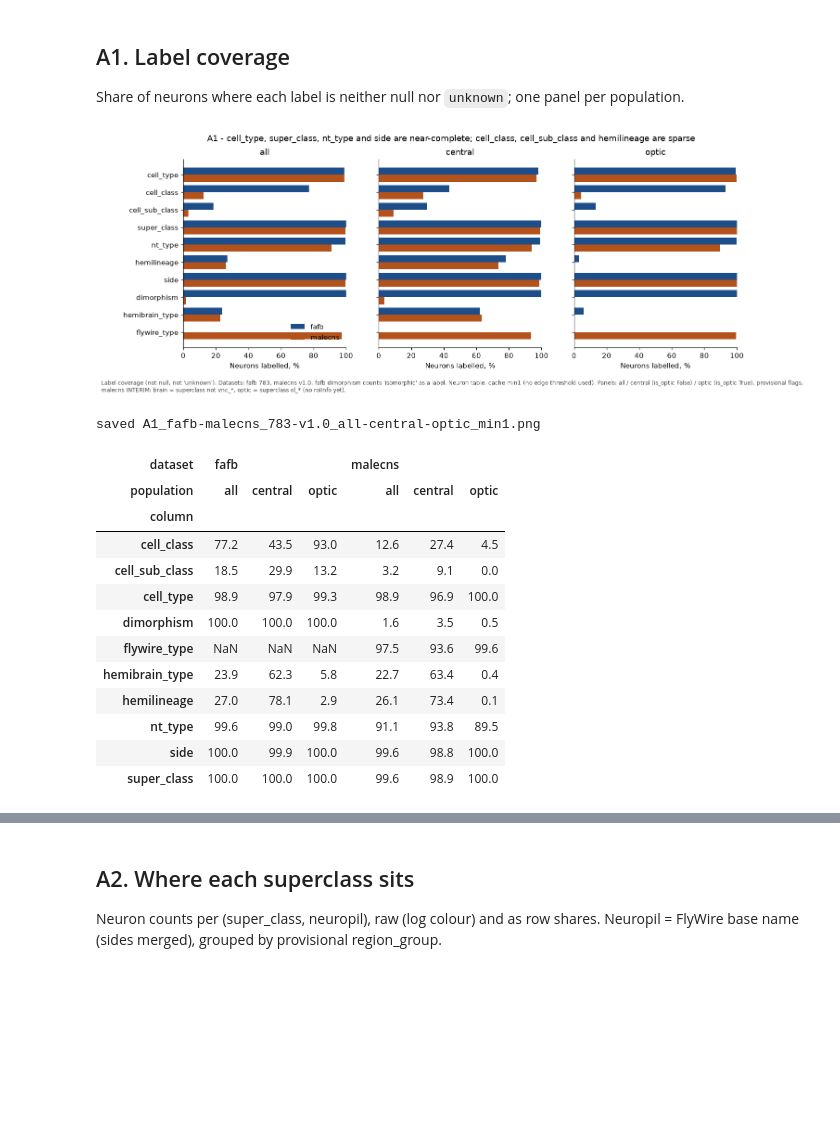
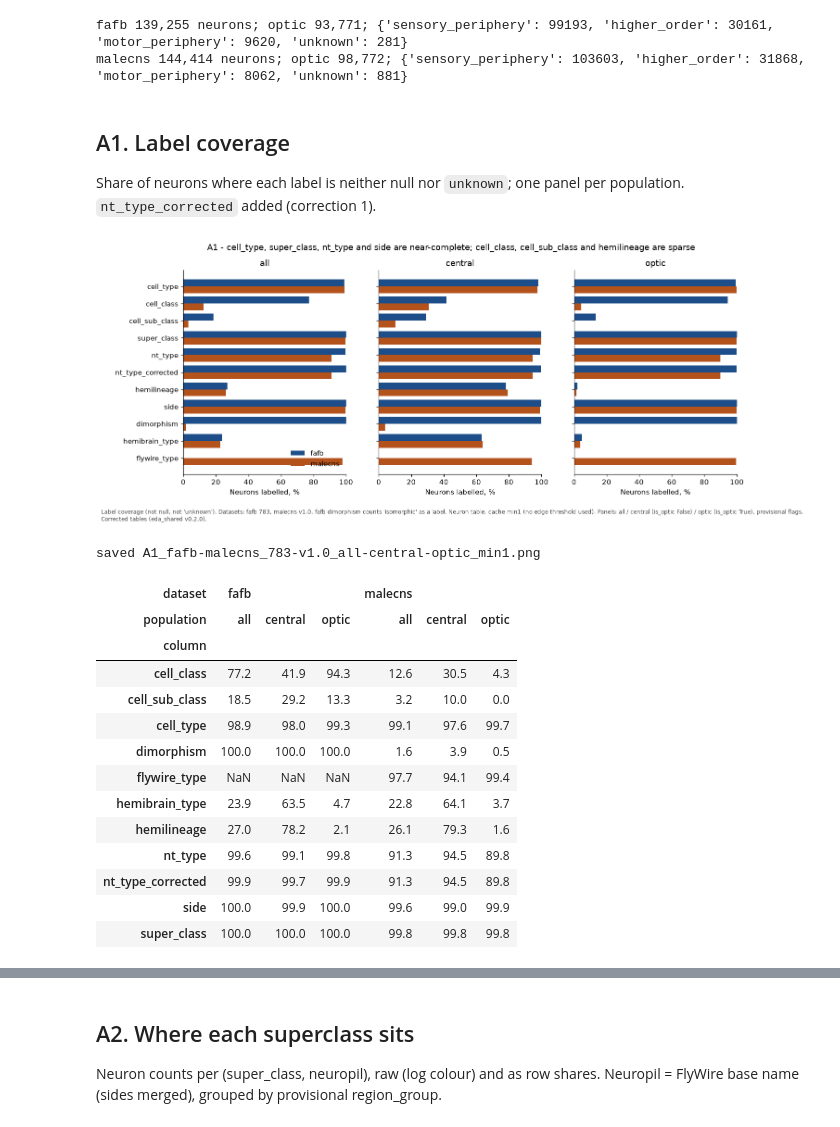
Before and after one commit to yilmazbuyuk/connectome-project1, a Jupyter notebook: notebooks/eda_A.ipynb, the cells around one changed output, grey strips where cells are left out. Drawn from its saved outputs; the diff is of its cells as text; code cells hidden in the pictures; blank space fills up the shorter version.

Commit message:
Week 4: eda_shared v0.2.0 corrections, Step 0 rerun, corrected EDA A, lock note numbers

```diff
--- a/notebooks/eda_A.ipynb
+++ b/notebooks/eda_A.ipynb
@@ -9,5 +11,5 @@ malecns cells run only when a `malecns_neurons_*.parquet` cache exists; until th
 # %%
-import sys, os, json, glob
+import sys, os, json
 from pathlib import Path
 ROOT = next(p for p in [Path.cwd(), *Path.cwd().parents] if (p / "config.py").exists())
 sys.path.insert(0, str(ROOT)); os.chdir(ROOT)   # config.CACHE_DIR is relative to the repo root
@@ -15,13 +17,13 @@ sys.path.insert(0, str(ROOT)); os.chdir(ROOT)   # config.CACHE_DIR is relative t
 import numpy as np
 import pandas as pd
 import matplotlib.pyplot as plt
-from matplotlib.colors import LogNorm
 import config
-from eda_shared.eda_helpers import add_provisional_flags, load_neuropil_table
+from eda_shared.eda_helpers import add_provisional_flags, load_neuropil_table, MALECNS_NERVE_CORD
+from src.build import fafb_paths, malecns_paths
 
 FIG = ROOT / "figures" / "eda"; FIG.mkdir(parents=True, exist_ok=True)
 REP = ROOT / "reports"; REP.mkdir(exist_ok=True)
-NUM = {}                                  # every number quoted in reports/eda_A.md
+NUM = {"config_version": config.CONFIG_VERSION}
 COL = {"fafb": "#1D4E89", "malecns": "#B4521C"}
 TYPECOL = {"central": "#7A8699", "optic": "#2E8B57", "central complex": "#C0392B"}
 plt.rcParams.update({"figure.dpi": 110, "savefig.dpi": 150, "axes.spines.top": False,
@@ -31,9 +33,8 @@ def save(fig, item, datasets, pop, caption):
     """File name and caption carry item, dataset, release, threshold and population."""
     rel = "-".join(REL[d] for d in datasets)
     name = f"{item}_{'-'.join(datasets)}_{rel}_{pop}_min1.png"
-    if INTERIM_M and "malecns" in datasets:
-        caption += " malecns INTERIM: brain = superclass not vnc_*, optic = superclass ol_* (no roiInfo yet)."
-    fig.text(0.01, -0.02, caption, ha="left", va="top", fontsize=8, wrap=True, color="#444")
+    fig.text(0.01, -0.02, caption + " Corrected tables (eda_shared v0.2.0).", ha="left", va="top",
+             fontsize=8, wrap=True, color="#444")
     fig.savefig(FIG / name, bbox_inches="tight"); plt.show()
     print("saved", name)
 
@@ -99,52 +45,80 @@ malecns 144,757 neurons; optic 93,504; {'unknown': 144757}
+# %%
+TABLE = load_neuropil_table()
+fafb = add_provisional_flags(pd.read_parquet(fafb_paths()["neurons"]), TABLE)
+REL = {"fafb": str(config.FAFB_MATERIALIZATION)}
+D = {"fafb": fafb}
+
+mp = malecns_paths()["neurons"]
+HAS_M = mp.exists()
+if HAS_M:
+    m = add_provisional_flags(pd.read_parquet(mp), TABLE, nerve_cord=MALECNS_NERVE_CORD)
+    assert m["in_brain"].all() or (m["neuropil"] == "unknown").any(), "brain part expected"
+    REL["malecns"] = str(m["release"].iloc[0])
+    D["malecns"] = m
+else:
+    print("malecns brain-part cache not found - run python -m src.build malecns")
+
+for k, d in D.items():
+    print(k, f"{len(d):,} neurons;", "optic", f"{int(d.is_optic.sum()):,};",
+          d.region_group.value_counts().to_dict())
+    NUM[f"{k}_n"] = len(d)
+
+def pops(d):
+    return {"all": d, "central": d[~d.is_optic], "optic": d[d.is_optic]}
+# %% [output]
+fafb 139,255 neurons; optic 93,771; {'sensory_periphery': 99193, 'higher_order': 30161, 'motor_periphery': 9620, 'unknown': 281}
+malecns 144,414 neurons; optic 98,772; {'sensory_periphery': 103603, 'higher_order': 31868, 'motor_periphery': 8062, 'unknown': 881}
 # %% [markdown]
 ## A1. Label coverage
-Share of neurons where each label is neither null nor `unknown`; one panel per population.
+Share of neurons where each label is neither null nor `unknown`; one panel per population. `nt_type_corrected` added (correction 1).
 # %%
-LABELS = ["cell_type", "cell_class", "cell_sub_class", "super_class", "nt_type", "hemilineage",
-          "side", "dimorphism", "hemibrain_type", "flywire_type"]
+LABELS = ["cell_type", "cell_class", "cell_sub_class", "super_class", "nt_type", "nt_type_corrected",
+          "hemilineage", "side", "dimorphism", "hemibrain_type", "flywire_type"]
 
 def labelled(s):
     return s.notna() & (s.astype("string").str.strip().str.lower() != "unknown") & (s.astype("string").str.strip() != "")
 
 rows = []
 for k, d in D.items():
     for pop, p in pops(d).items():
         for c in LABELS:
             if c == "flywire_type" and k != "malecns":
                 continue
             rows.append({"dataset": k, "population": pop, "column": c, "n": len(p),
                          "labelled_pct": 100 * labelled(p[c]).mean() if len(p) else np.nan})
 A1 = pd.DataFrame(rows)
-fig, axes = plt.subplots(1, 3, figsize=(14, 4.8), sharey=True)
+fig, axes = plt.subplots(1, 3, figsize=(14, 5.2), sharey=True)
 for ax, pop in zip(axes, ["all", "central", "optic"]):
     sub = A1[A1.population == pop]
     y = np.arange(len(LABELS)); h = 0.8 / len(D)
     for i, k in enumerate(D):
         v = sub[sub.dataset == k].set_index("column")["labelled_pct"].reindex(LABELS)
         ax.barh(y + i * h, v, height=h, color=COL[k], label=k)
     ax.set_yticks(y + h * (len(D) - 1) / 2, LABELS); ax.invert_yaxis()
     ax.set_xlim(0, 100); ax.set_xlabel("Neurons labelled, %"); ax.set_title(pop)
 axes[0].legend(frameon=False, loc="lower right")
 fig.suptitle("A1 - cell_type, super_class, nt_type and side are near-complete; cell_class, cell_sub_class and hemilineage are sparse")
 ds = list(D)
 save(fig, "A1", ds, "all-central-optic",
      f"Label coverage (not null, not 'unknown'). Datasets: {', '.join(f'{k} {REL[k]}' for k in ds)}. "
-     "fafb dimorphism counts 'isomorphic' as a label. Neuron table, cache min1 (no edge threshold used). Panels: all / central (is_optic False) / optic (is_optic True), provisional flags.")
+     "fafb dimorphism counts 'isomorphic' as a label. Neuron table, cache min1 (no edge threshold used). "
+     "Panels: all / central (is_optic False) / optic (is_optic True), provisional flags.")
 A1.pivot_table(index="column", columns=["dataset", "population"], values="labelled_pct").round(1)
 # %% [output]
-[figure, old version]
+[figure, new version]
 saved A1_fafb-malecns_783-v1.0_all-central-optic_min1.png
 | dataset | fafb |  |  | malecns |  |  |
 | population | all | central | optic | all | central | optic |
 | column |  |  |  |  |  |  |
-| cell_class | 77.2 | 43.5 | 93.0 | 12.6 | 27.4 | 4.5 |
-| cell_sub_class | 18.5 | 29.9 | 13.2 | 3.2 | 9.1 | 0.0 |
-| cell_type | 98.9 | 97.9 | 99.3 | 98.9 | 96.9 | 100.0 |
-| dimorphism | 100.0 | 100.0 | 100.0 | 1.6 | 3.5 | 0.5 |
-| flywire_type | NaN | NaN | NaN | 97.5 | 93.6 | 99.6 |
-| hemibrain_type | 23.9 | 62.3 | 5.8 | 22.7 | 63.4 | 0.4 |
-| hemilineage | 27.0 | 78.1 | 2.9 | 26.1 | 73.4 | 0.1 |
-| nt_type | 99.6 | 99.0 | 99.8 | 91.1 | 93.8 | 89.5 |
-| side | 100.0 | 99.9 | 100.0 | 99.6 | 98.8 | 100.0 |
-| super_class | 100.0 | 100.0 | 100.0 | 99.6 | 98.9 | 100.0 |
+| cell_class | 77.2 | 41.9 | 94.3 | 12.6 | 30.5 | 4.3 |
+| cell_sub_class | 18.5 | 29.2 | 13.3 | 3.2 | 10.0 | 0.0 |
+| cell_type | 98.9 | 98.0 | 99.3 | 99.1 | 97.6 | 99.7 |
+| dimorphism | 100.0 | 100.0 | 100.0 | 1.6 | 3.9 | 0.5 |
+| flywire_type | NaN | NaN | NaN | 97.7 | 94.1 | 99.4 |
+| hemibrain_type | 23.9 | 63.5 | 4.7 | 22.8 | 64.1 | 3.7 |
+| hemilineage | 27.0 | 78.2 | 2.1 | 26.1 | 79.3 | 1.6 |
+| nt_type | 99.6 | 99.1 | 99.8 | 91.3 | 94.5 | 89.8 |
+| nt_type_corrected | 99.9 | 99.7 | 99.9 | 91.3 | 94.5 | 89.8 |
+| side | 100.0 | 99.9 | 100.0 | 99.6 | 99.0 | 99.9 |
+| super_class | 100.0 | 100.0 | 100.0 | 99.8 | 99.8 | 99.8 |
 # %%
```
Also changed, not shown: parts of 18 cells of this notebook, 49 other files.
